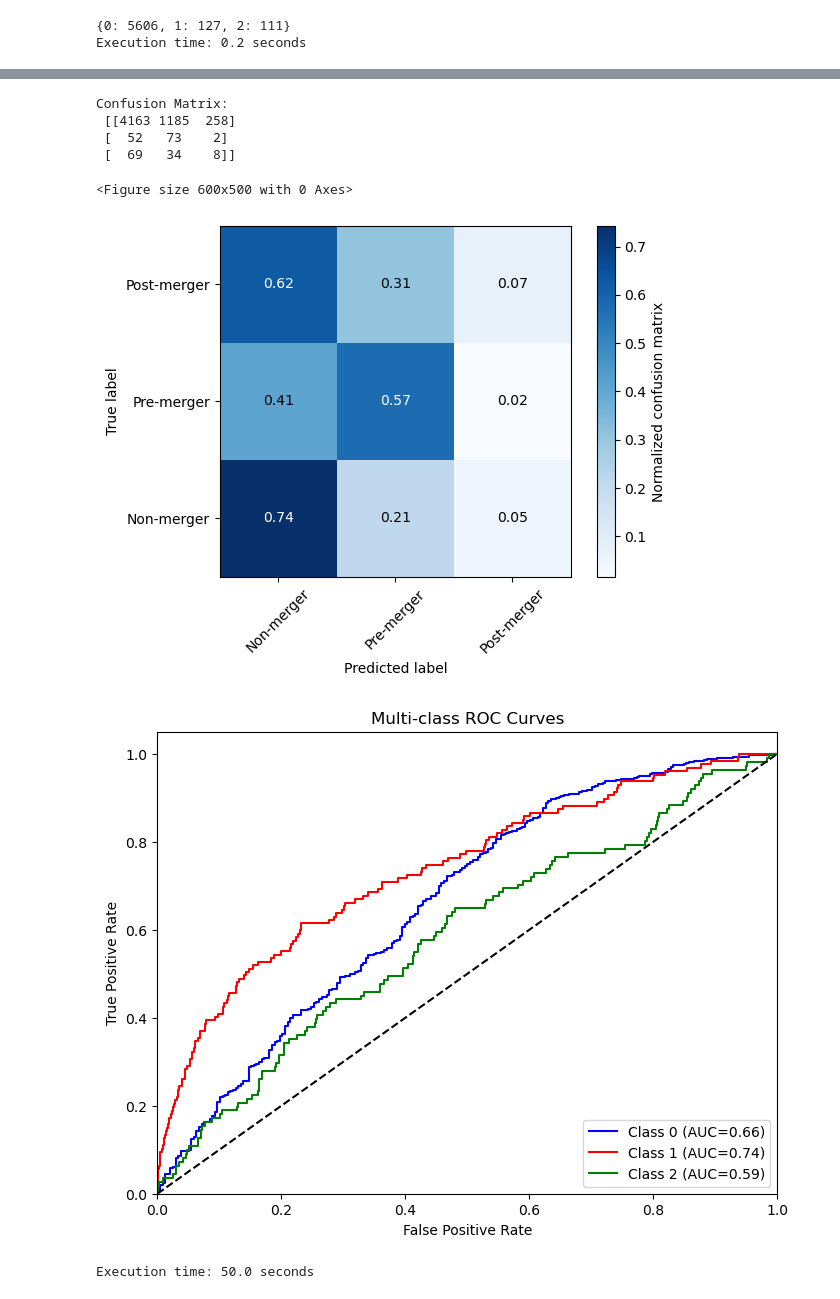
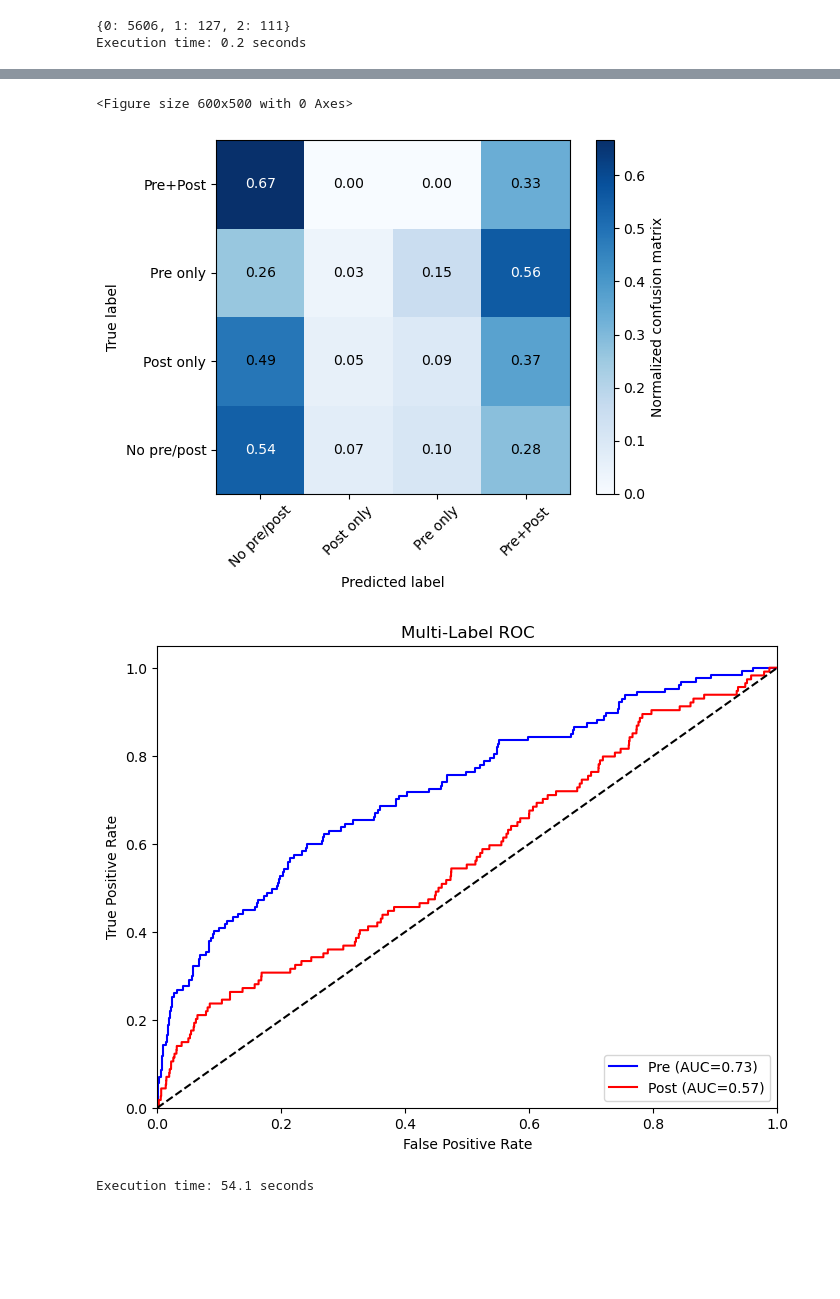
Before and after one commit to SoulOfSword/DLP_galaxy_mergers, a Jupyter notebook: Notebooks/zoobot_testing.ipynb, the cells around one changed output, grey strips where cells are left out. Saved outputs shown, nothing was run; the diff lists cells and outputs as text; code cells hidden in the pictures; blank space fills up the shorter version.

```diff
--- a/Notebooks/zoobot_testing.ipynb
+++ b/Notebooks/zoobot_testing.ipynb
@@ -216,7 +279,9 @@ Execution time: 0.2 seconds
 # %%
 # Hyperparameters (following the paper's one-stage configuration)
 optimizer = optim.Adam(model.parameters(), lr=1e-5, weight_decay=0.005)
-criterion = nn.CrossEntropyLoss(weight=weights_t.to(device))
+pos_weight = torch.tensor(pos_weight_vals, dtype=torch.float)
+criterion = FocalLossBCE(gamma=2.0, alpha=1.0, pos_weight=pos_weight.to(device))#nn.BCEWithLogitsLoss(pos_weight=pos_weight.to(device))
+#criterion = nn.CrossEntropyLoss(weight=weights_t.to(device))
 
 # training and validation Loop
 
@@ -227,8 +292,8 @@ val_losses, val_accuracies = [], []
 
 for epoch in range(num_epochs):
     last_print_time = time.time()
-    train_loss, train_acc = train_epoch(model, train_loader, criterion, optimizer, device)
-    val_loss, val_acc, val_preds, val_labels = evaluate(model, val_loader, criterion, device)
+    train_loss, train_acc = multilabel_train_epoch(model, train_loader, criterion, optimizer, device)
+    val_loss, val_acc, val_preds, val_labels = multilabel_evaluate(model, val_loader, criterion, device)
     current_time = time.time()
     elapsed = current_time - last_print_time
     print(f"\n[{elapsed:.1f}s elapsed] Epoch {epoch+1}/{num_epochs}: "
@@ -258,6 +323,6 @@ Execution time: 1034.8 seconds
 # %%
 # Evaluation on Test Set
-test_loss, test_acc, test_preds, test_labels = evaluate(model, test_loader, criterion, device)
+test_loss, test_acc, test_preds, test_labels = multilabel_evaluate(model, test_loader, criterion, device)
 print(f"\nTest Loss: {test_loss:.3f}")
 print(f"Test Accuracy: {test_acc:.3f}")
 
@@ -283,44 +348,60 @@ plt.tight_layout()
 plt.show()
 
 #confusion matrix
-cm = confusion_matrix(test_labels, test_preds)
-print("Confusion Matrix:\n", cm)
-
 test_labels_arr, test_preds_arr = np.array(test_labels), np.array(test_preds)
 
 plt.figure(figsize=(6,5))
-plot_confusion_matrix(
+multilabel_plot_confusion_matrix(
     y_true=test_labels_arr,
     y_pred=test_preds_arr,
-    classes=['Non-merger', 'Pre-merger', 'Post-merger'],
+    classes=["No pre/post","Post only","Pre only","Pre+Post"],#['Non-merger', 'Pre-merger', 'Post-merger'],#
     normalize=True
 )
 
 # Compute probabilities on the test set
 model.load_state_dict(torch.load("best_model.pth"))
-test_probs, test_labels = evaluate_with_probabilities(model, test_loader, device)
+test_probs, test_labels = multilabel_evaluate_with_probabilities(model, test_loader, device)
 test_preds = np.argmax(test_probs, axis=1)
 
 # ROC Curves for Multi-class (One-vs-Rest)
-n_classes = 3
-# Binarize the true labels
-test_labels_bin = label_binarize(test_labels, classes=[0, 1, 2])
+# n_classes = 3
+# # Binarize the true labels
+# test_labels_bin = label_binarize(test_labels, classes=[0, 1, 2])
+# fpr, tpr, roc_auc = {}, {}, {}
+
+# for i in range(n_classes):
+#     fpr[i], tpr[i], _ = roc_curve(test_labels_bin[:,i], test_probs[:,i])
+#     roc_auc[i] = auc(fpr[i], tpr[i])
+
+# # Plot ROC curves for each class
+# plt.figure(figsize=(8,6))
+# colors = ['blue','red','green']
+# for i,c in zip(range(n_classes),colors):
+#     plt.plot(fpr[i], tpr[i], color=c, label=f'Class {i} (AUC={roc_auc[i]:.2f})')
+# plt.plot([0,1],[0,1],'k--')
+# plt.xlim([0,1]); plt.ylim([0,1.05])
+# plt.xlabel('False Positive Rate')
+# plt.ylabel('True Positive Rate')
+# plt.title('Multi-class ROC Curves')
+# plt.legend(loc="lower right")
+# plt.show()
+
 fpr, tpr, roc_auc = {}, {}, {}
 
-for i in range(n_classes):
-    fpr[i], tpr[i], _ = roc_curve(test_labels_bin[:,i], test_probs[:,i])
+for i, name in enumerate(["Pre-merger", "Post-merger"]):
+    fpr[i], tpr[i], _ = roc_curve(test_labels[:, i], test_probs[:, i])
     roc_auc[i] = auc(fpr[i], tpr[i])
 
-# Plot ROC curves for each class
 plt.figure(figsize=(8,6))
-colors = ['blue','red','green']
-for i,c in zip(range(n_classes),colors):
-    plt.plot(fpr[i], tpr[i], color=c, label=f'Class {i} (AUC={roc_auc[i]:.2f})')
-plt.plot([0,1],[0,1],'k--')
+colors = ["blue", "red"]
+for i, color in enumerate(colors):
+    plt.plot(fpr[i], tpr[i], color=color,
+             label=f"{['Pre','Post'][i]} (AUC={roc_auc[i]:.2f})")
+plt.plot([0,1],[0,1],"k--")
 plt.xlim([0,1]); plt.ylim([0,1.05])
-plt.xlabel('False Positive Rate')
-plt.ylabel('True Positive Rate')
-plt.title('Multi-class ROC Curves')
+plt.xlabel("False Positive Rate")
+plt.ylabel("True Positive Rate")
+plt.title("Multi-Label ROC")
 plt.legend(loc="lower right")
 plt.show()
 # %% [output]
@@ -330,11 +411,7 @@ Test Accuracy: 0.726
-Confusion Matrix:
- [[4163 1185  258]
- [  52   73    2]
- [  69   34    8]]
+<Figure size 600x500 with 0 Axes>
-<Figure size 600x500 with 0 Axes>
-[figure, old version]
+[figure, new version]
-[figure, old version]
+[figure, new version]
-Execution time: 50.0 seconds
+Execution time: 54.1 seconds
 # %%
 unique, counts = np.unique(test_preds_arr, return_counts=True)
 print(dict(zip(unique, counts)))
```
Also changed, not shown: parts of 9 cells of this notebook, 3 other files.
